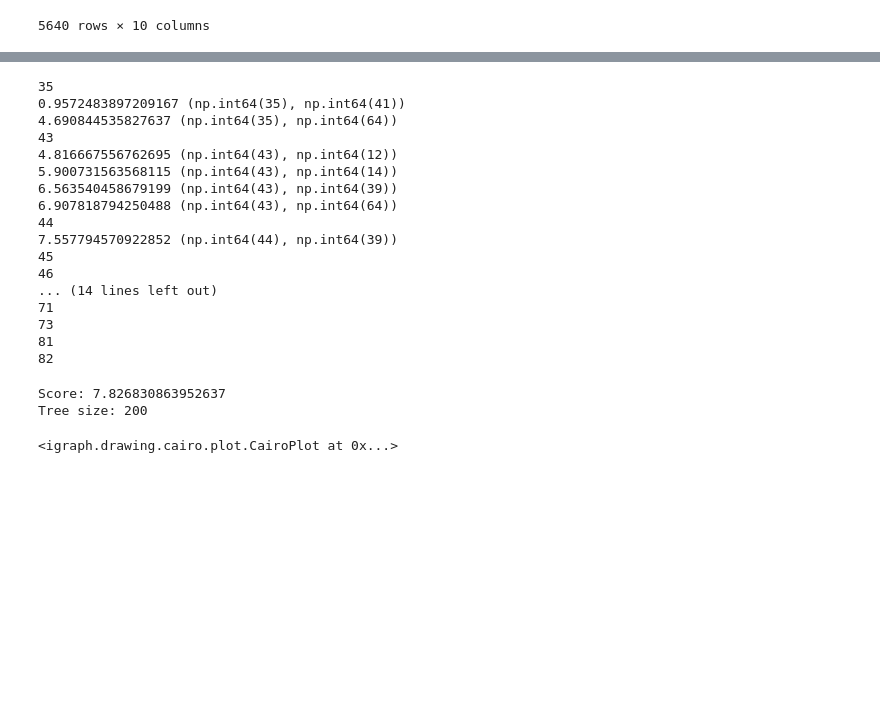
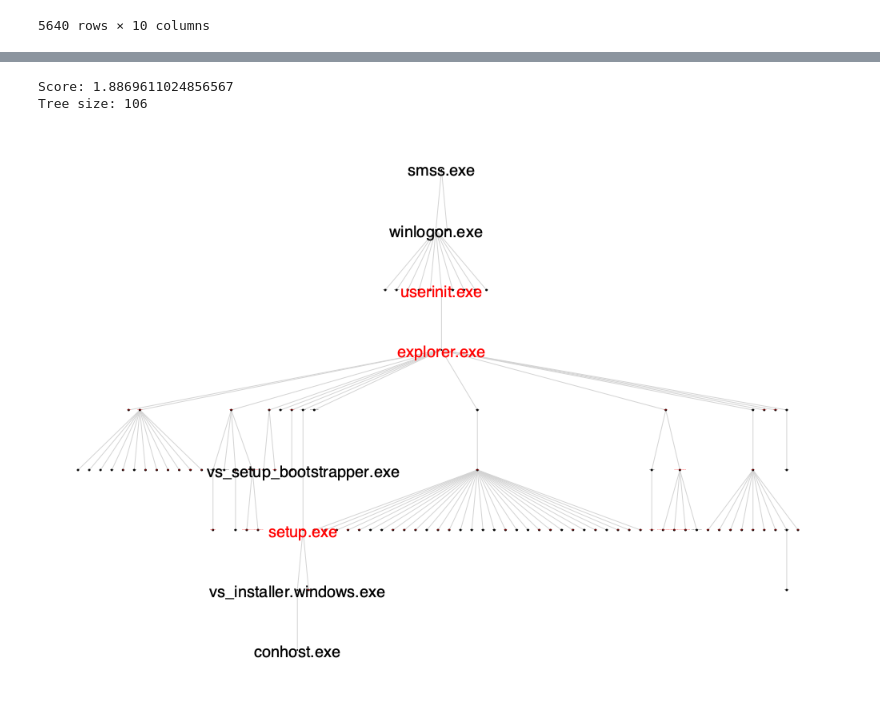
Before and after one commit to ftheberge/Matching_Experiments, a Jupyter notebook: ACME4/process_trees_scoring.ipynb, the cells around one changed output, grey strips where cells are left out. Drawn from its saved outputs; the diff is of its cells as text; code cells hidden in the pictures; blank space fills up the shorter version.

```diff
--- a/ACME4/process_trees_scoring.ipynb
+++ b/ACME4/process_trees_scoring.ipynb
@@ -291,12 +154,0 @@ fast.predict()
-# %%
-def plot_path(sg, path):
-    sg.vs['vertex_size'] = 2
-    sg.vs['vertex_label_size'] = 1
-    for i in path:
-        sg.vs[i]['vertex_size'] = 1
-        sg.vs[i]['vertex_label_size'] = 20
-    return ig.plot(sg, bbox=(1200,900), layout=sg.layout_reingold_tilford(), margin=150,
-            vertex_size=sg.vs['vertex_size'],
-            vertex_label=[dct_processname.get(x,'') for x in sg.vs['uid']],
-            vertex_label_size=sg.vs['vertex_label_size'],
-            edge_color='lightgrey', edge_arrow_size=0)
@@ -303,5 +162,11 @@ def plot_path(sg, path):
 # %%
-_df = df_trees[ (df_trees.layers>=8) & (df_trees.nodes<=500) ]
+## extract the subtrees
+_df = df_trees[ (df_trees.layers>=7) & (df_trees.nodes<=500) ]
 _trees = _df.tree.tolist()
 _roots = _df.root.tolist()
 _label = np.array(_df.redteam>0)
+TreeData = []
+for (t,r) in zip(_trees,_roots):
+    sg = acme_get_bfs_subtree(Trees, t, r)
+    TreeData.append(igio.igraph_to_treedata(sg, phi_name='uid'))
+Counter(_label)
@@ -317,47 +180,31 @@ for (t,r) in zip(_trees,_roots):
 # %%
+## run matching
+weight = w_invfreq ## select weight function
+min_red_nodes = 1   ## optional filter for red path
 best_score = 0
-min_red_nodes = 1
 
 for red in np.where(_label==True)[0]:
-    print(red)
     for black in np.where(_label==False)[0]:
-        match = nwt.align_trees_algorithm1(TreeData[red], TreeData[black], w=w_embed)
+        match = nwt.align_trees_algorithm1(TreeData[red], TreeData[black], w=weight)
         if match.score > best_score:
             red_nodes = sum([dct_label[TreeData[red].label[x[0]]] for x in match.path_internal])
-            if red_nodes >= min_red_nodes: ## optional filter
+            if red_nodes >= min_red_nodes:
                 best_score = match.score
                 best_pair = (red, black)
-                print(best_score, best_pair)
-# %% [output]
-35
-0.9572483897209167 (np.int64(35), np.int64(41))
-4.690844535827637 (np.int64(35), np.int64(64))
-43
-4.816667556762695 (np.int64(43), np.int64(12))
-5.900731563568115 (np.int64(43), np.int64(14))
-6.563540458679199 (np.int64(43), np.int64(39))
-6.907818794250488 (np.int64(43), np.int64(64))
-44
-7.557794570922852 (np.int64(44), np.int64(39))
-45
-46
-... (14 lines left out)
-71
-73
-81
-82
 # %%
+## plot best result
 sg_red = acme_get_bfs_subtree(Trees, _trees[best_pair[0]], _roots[best_pair[0]])
 sg_black = acme_get_bfs_subtree(Trees, _trees[best_pair[1]], _roots[best_pair[1]])
 _sg_red = igio.igraph_to_treedata(sg_red, phi_name='uid')
 _sg_black = igio.igraph_to_treedata(sg_black, phi_name='uid')
 
-match = nwt.align_trees_algorithm1(_sg_red, _sg_black, w=w_embed)
+## red tree
+match = nwt.align_trees_algorithm1(_sg_red, _sg_black, w=weight)
 print('Score:', match.score)
 print('Tree size:', sg_red.vcount())
-plot_path(sg_red, [x[0] for x in match.path_internal])
+plot_path(sg_red, [x[0] for x in match.path_internal], dct_processname)
 # %% [output]
-Score: 7.826830863952637
-Tree size: 200
+Score: 1.8869611024856567
+Tree size: 106
-<igraph.drawing.cairo.plot.CairoPlot at 0x...>
+[figure, added]
 # %%
```
Also changed, not shown: parts of 27 cells of this notebook, 1 other file.
